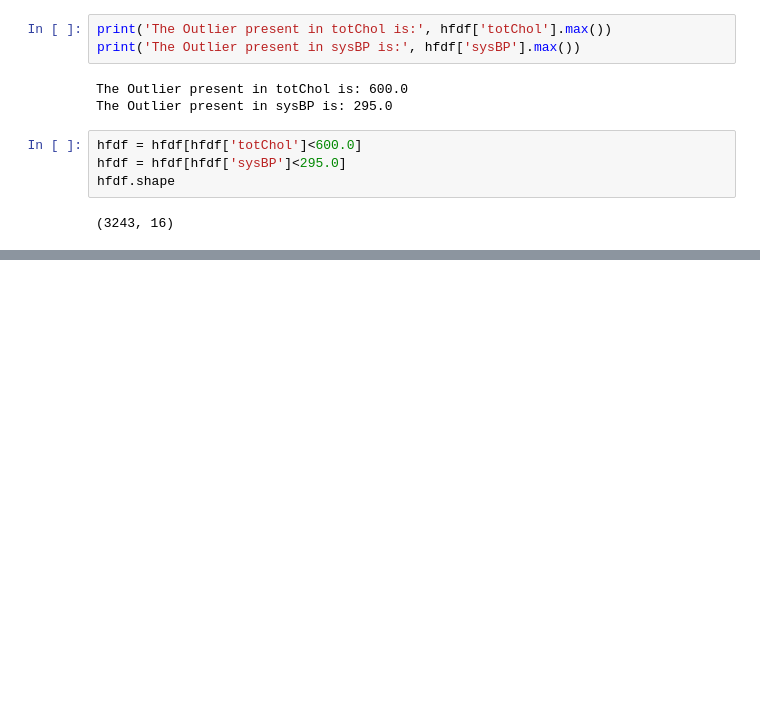
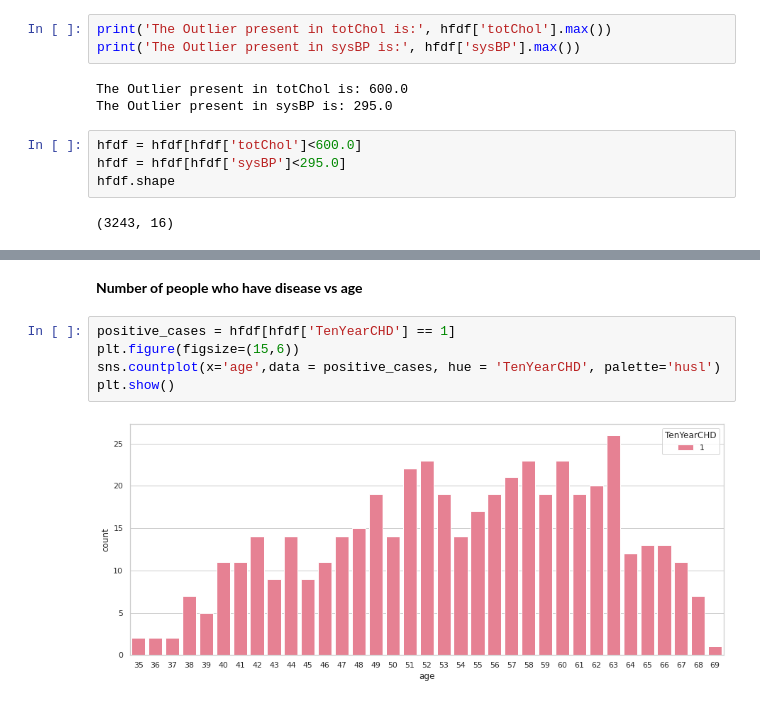
Before and after one commit to tusharsgaidhane/Cardiovascular-Risk-Prediction, a Jupyter notebook: PS_Cardiovascular_Risk_Prediction.ipynb, the cells around one changed output, grey strips where cells are left out. Saved outputs shown, nothing was run; the diff lists cells and outputs as text; blank space fills up the shorter version.

```diff
--- a/PS_Cardiovascular_Risk_Prediction.ipynb
+++ b/PS_Cardiovascular_Risk_Prediction.ipynb
@@ -245,0 +294,9 @@ hfdf.shape
+# %% [markdown]
+<b>Number of people who have disease vs age<b/>
+# %%
+positive_cases = hfdf[hfdf['TenYearCHD'] == 1]
+plt.figure(figsize=(15,6))
+sns.countplot(x='age',data = positive_cases, hue = 'TenYearCHD', palette='husl')
+plt.show()
+# %% [output]
+[figure, added]
```
Also changed, not shown: parts of 12 cells of this notebook.
